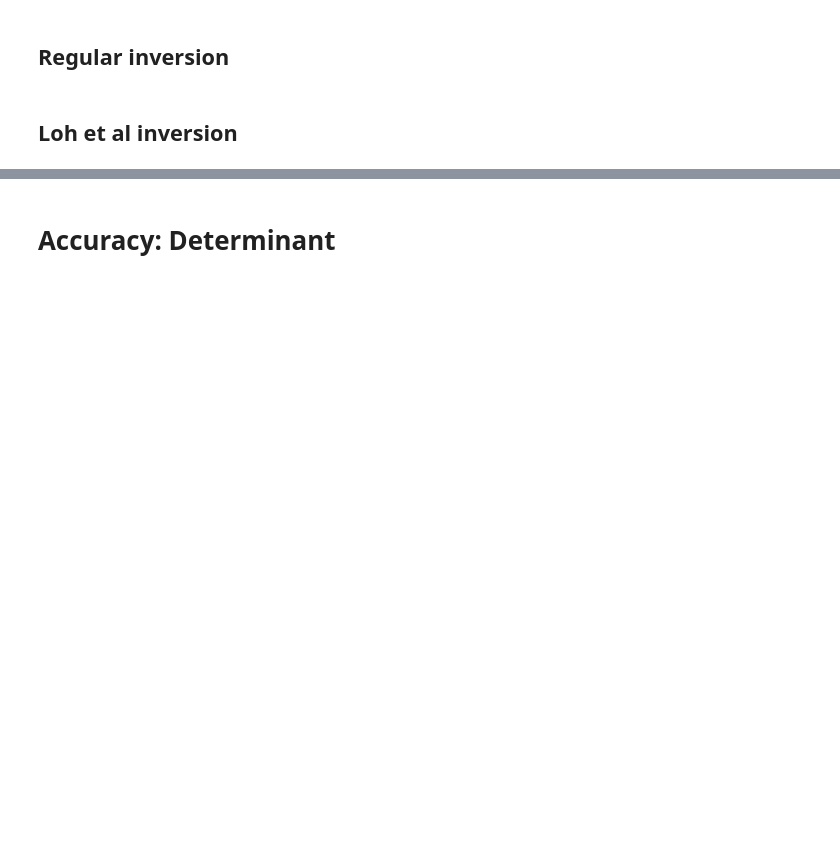
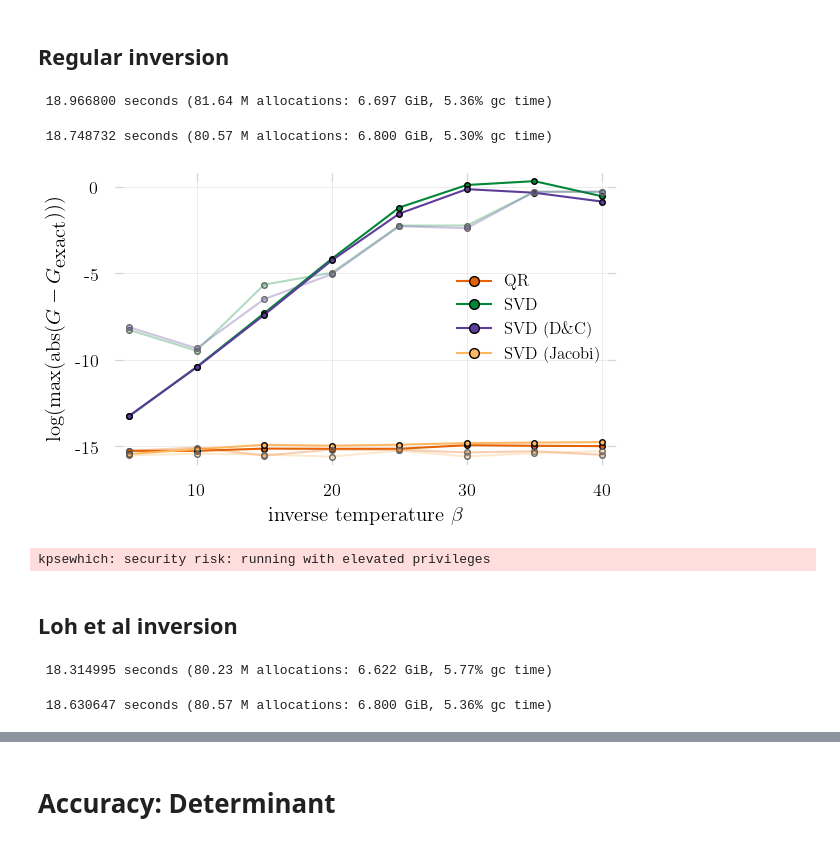
Before and after one commit to carstenbauer/StableDQMC.jl, a Jupyter notebook: notebooks/analysis.ipynb, the cells around one changed output, grey strips where cells are left out. Cells and saved outputs as stored; diff of their text form; code cells hidden in the pictures; blank space fills up the shorter version.

```diff
--- a/notebooks/analysis.ipynb
+++ b/notebooks/analysis.ipynb
@@ -201,2 +230,10 @@ end
 # %% [markdown]
 ## Regular inversion
+# %%
+@time Δs_qr, Δs_gesvd, Δs_gesdd, Δs_gesvj = accuracy_greens(B0);
+# %% [output]
+ 18.966800 seconds (81.64 M allocations: 6.697 GiB, 5.36% gc time)
+# %%
+@time Δs_qr1, Δs_gesvd1, Δs_gesdd1, Δs_gesvj1 = accuracy_greens(B1);
+# %% [output]
+ 18.748732 seconds (80.57 M allocations: 6.800 GiB, 5.30% gc time)
@@ -203,21 +244,30 @@ end
 # %%
-Δs_qr, Δs_gesvd, Δs_gesdd, Δs_gesvj = accuracy_greens(B0);
 betas = collect(keys(Δs_qr))
 p = plot(betas, log.(10, values(Δs_qr)), color="#E66101", marker=true, label="QR")
 plot!(betas, log.(10, values(Δs_gesvd)), color="#008837", marker=true, label="SVD")
 plot!(betas, log.(10, values(Δs_gesdd)), color="#5E3C99", marker=true, label="SVD (D\\&C)")
 plot!(betas, log.(10, values(Δs_gesvj)), color="#FDB863", marker=true, label="SVD (Jacobi)")
 
-Δs_qr, Δs_gesvd, Δs_gesdd, Δs_gesvj = accuracy_greens(B1);
-plot!(betas, log.(10, values(Δs_qr)), color="#E66101", alpha=.3, msc="#666666", marker=true, label="")
-plot!(betas, log.(10, values(Δs_gesvd)), color="#008837", alpha=.3, msc="#666666", marker=true, label="")
-plot!(betas, log.(10, values(Δs_gesdd)), color="#5E3C99", alpha=.3, msc="#666666", marker=true, label="")
-plot!(betas, log.(10, values(Δs_gesvj)), color="#FDB863", alpha=.3, msc="#666666", marker=true, label="")
+plot!(betas, log.(10, values(Δs_qr1)), color="#E66101", alpha=.3, msc="#666666", marker=true, label="")
+plot!(betas, log.(10, values(Δs_gesvd1)), color="#008837", alpha=.3, msc="#666666", marker=true, label="")
+plot!(betas, log.(10, values(Δs_gesdd1)), color="#5E3C99", alpha=.3, msc="#666666", marker=true, label="")
+plot!(betas, log.(10, values(Δs_gesvj1)), color="#FDB863", alpha=.3, msc="#666666", marker=true, label="")
 
 
 xlabel!(L"inverse temperature $\beta$")
 ylabel!(L"\log(\textrm{max}(\textrm{abs}(G - G_{\textrm{exact}})))")
 # ylims!(0., 1e-3)
 savefig("../paper/figures/accuracy_greens_svd_regularinv.pdf")
+# %% [output]
+[figure, added]
+kpsewhich: security risk: running with elevated privileges
 # %% [markdown]
 ## Loh et al inversion
+# %%
+@time Δs_qr, Δs_gesvd, Δs_gesdd, Δs_gesvj = accuracy_greens(B0, svdinversion = inv_one_plus_loh);
+# %% [output]
+ 18.314995 seconds (80.23 M allocations: 6.622 GiB, 5.77% gc time)
+# %%
+@time Δs_qr1, Δs_gesvd1, Δs_gesdd1, Δs_gesvj1 = accuracy_greens(B1, svdinversion = inv_one_plus_loh);
+# %% [output]
+ 18.630647 seconds (80.57 M allocations: 6.800 GiB, 5.36% gc time)
```
Also changed, not shown: parts of 75 cells of this notebook, 29 other files.
